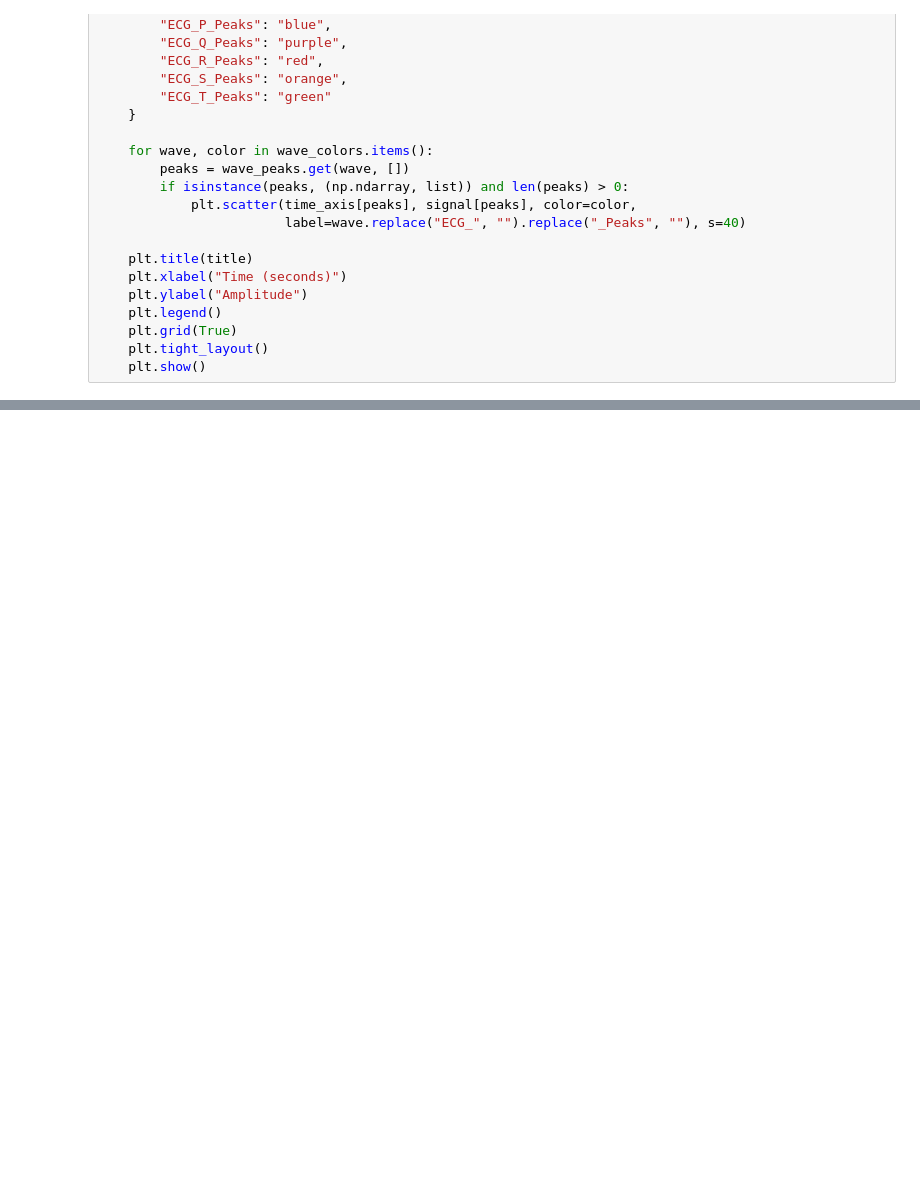
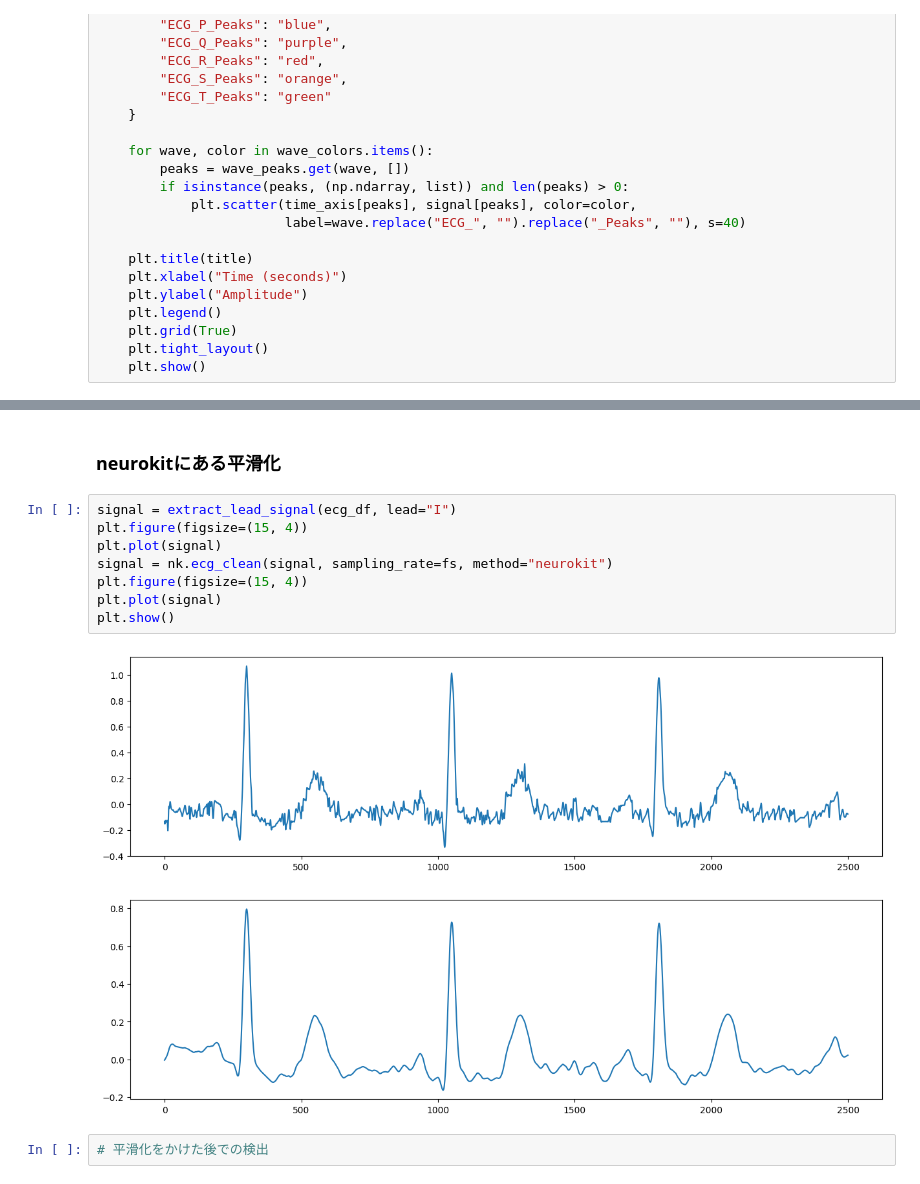
Before and after one commit to yohehe/ECG-Analysis, a Jupyter notebook: notebooks/05_neurokitつかいかた.ipynb, the cells around one changed output, grey strips where cells are left out. Saved outputs shown, nothing was run; the diff lists cells and outputs as text; blank space fills up the shorter version.

```diff
--- a/notebooks/05_neurokitつかいかた.ipynb
+++ b/notebooks/05_neurokitつかいかた.ipynb
@@ -292,0 +353,15 @@ def plot_ecg_waves(signal: np.ndarray, wave_peaks: dict, fs: int = 1000, title:
+# %% [markdown]
+### neurokitにある平滑化
+# %%
+signal = extract_lead_signal(ecg_df, lead="I")
+plt.figure(figsize=(15, 4))
+plt.plot(signal)
+signal = nk.ecg_clean(signal, sampling_rate=fs, method="neurokit")
+plt.figure(figsize=(15, 4))
+plt.plot(signal)
+plt.show()
+# %% [output]
+[figure, added]
+[figure, added]
+# %%
+# 平滑化をかけた後での検出
```
Also changed, not shown: parts of 123 cells of this notebook.
